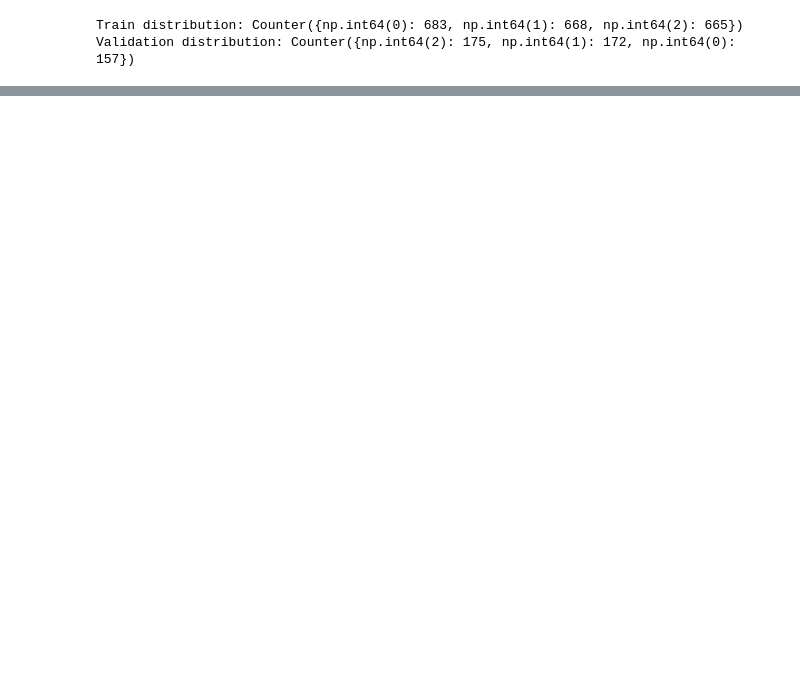
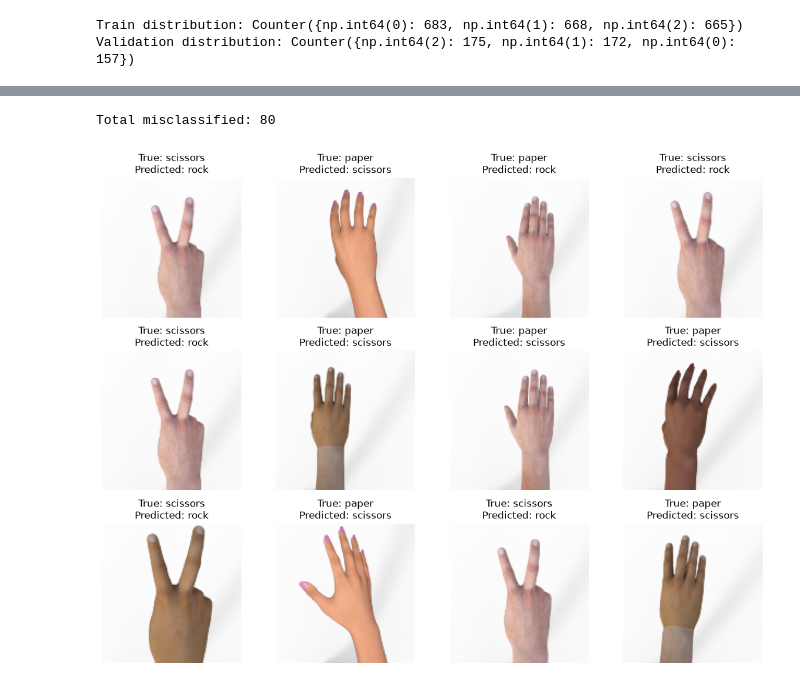
Before and after one commit to NSharp-mahajan/RPS---Deep-learning, a Jupyter notebook: notebooks/rps_cnn_battle.ipynb, the cells around one changed output, grey strips where cells are left out. Saved outputs shown, nothing was run; the diff lists cells and outputs as text; code cells hidden in the pictures; blank space fills up the shorter version.

```diff
--- a/notebooks/rps_cnn_battle.ipynb
+++ b/notebooks/rps_cnn_battle.ipynb
@@ -517,0 +553,49 @@ Validation distribution: Counter({np.int64(2): 175, np.int64(1): 172, np.int64(0
+# %%
+import numpy as np
+import matplotlib.pyplot as plt
+
+class_names = ["rock", "paper", "scissors"]
+
+misclassified_images = []
+true_labels = []
+predicted_labels = []
+
+for images, labels in test_ds:
+
+    predictions = model.predict(images, verbose=0)
+
+    preds = np.argmax(predictions, axis=1)
+
+    for i in range(len(labels)):
+
+        true = labels[i].numpy()
+        pred = preds[i]
+
+        if true != pred:
+            misclassified_images.append(images[i].numpy())
+            true_labels.append(true)
+            predicted_labels.append(pred)
+
+print("Total misclassified:", len(misclassified_images))
+# %% [output]
+Total misclassified: 80
+# %%
+plt.figure(figsize=(12, 9))
+
+for i in range(12):
+
+    plt.subplot(3, 4, i + 1)
+
+    plt.imshow(misclassified_images[i])
+
+    plt.title(
+        f"True: {class_names[true_labels[i]]}\n"
+        f"Predicted: {class_names[predicted_labels[i]]}"
+    )
+
+    plt.axis("off")
+
+plt.tight_layout()
+plt.show()
+# %% [output]
+[figure, added]
```
Also changed, not shown: parts of 14 cells of this notebook.
